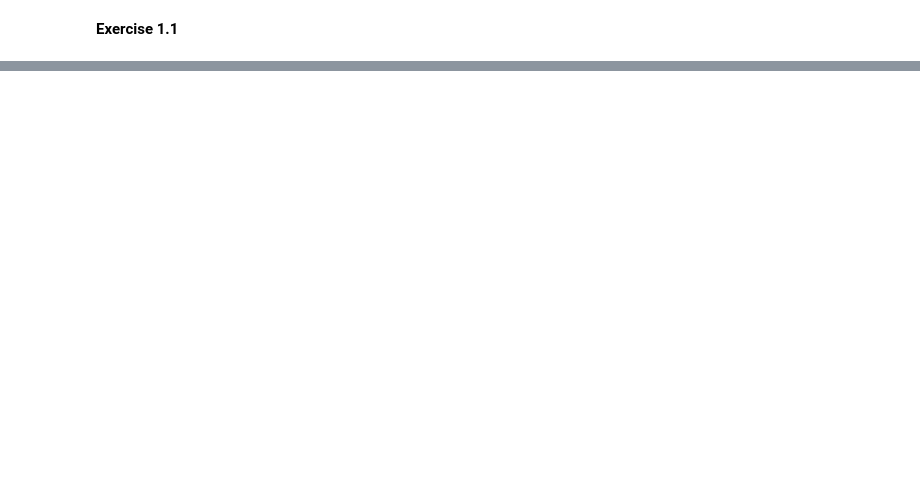
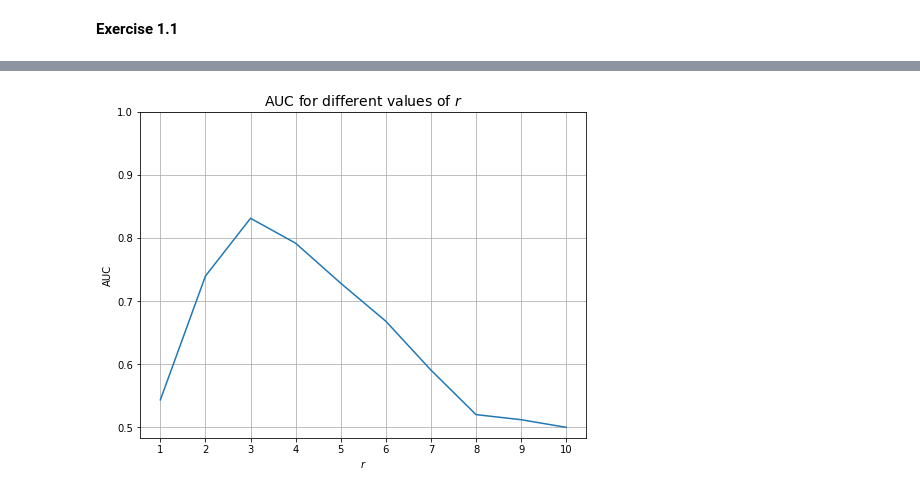
Before and after one commit to rusane/natural-computing, a Jupyter notebook: Immuno Computing/Exercise 1.ipynb, the cells around one changed output, grey strips where cells are left out. Saved outputs shown, nothing was run; the diff lists cells and outputs as text; code cells hidden in the pictures; blank space fills up the shorter version.

```diff
--- a/Immuno Computing/Exercise 1.ipynb
+++ b/Immuno Computing/Exercise 1.ipynb
@@ -45,0 +48,5 @@ plot_ROC(fpr, tpr, "ex1_1.png")
+# %%
+def get_AUC(english, tagalog):
+    anomaly_scores, anomaly_labels = scores_and_labels(english, tagalog)
+    fpr, tpr, thresholds = metrics.roc_curve(anomaly_labels, anomaly_scores, pos_label=1)
+    return metrics.auc(fpr, tpr)
@@ -45,0 +84,23 @@ plot_ROC(fpr, tpr, "ex1_1.png")
+# %%
+n = 10
+r_range = range(1, n+1)
+matches = "lang-matches/%s-matches-r%d.txt"
+
+AUCs = []
+for r in r_range:
+    eng = matches % ("english", r)
+    tag = matches % ("tagalog", r)
+    AUCs.append( get_AUC(eng, tag) )
+
+plt.figure(figsize=(8, 6))
+plt.plot(r_range, AUCs)
+plt.xlabel("$r$")
+plt.ylabel("AUC")
+plt.title("AUC for different values of $r$", size=14)
+plt.xticks(r_range)
+plt.ylim(top=1)
+plt.grid()
+plt.savefig("figures/ex1_2_r.png")
+plt.show()
+# %% [output]
+[figure, added]
```
Also changed, not shown: parts of 7 cells of this notebook, 24 other files.
